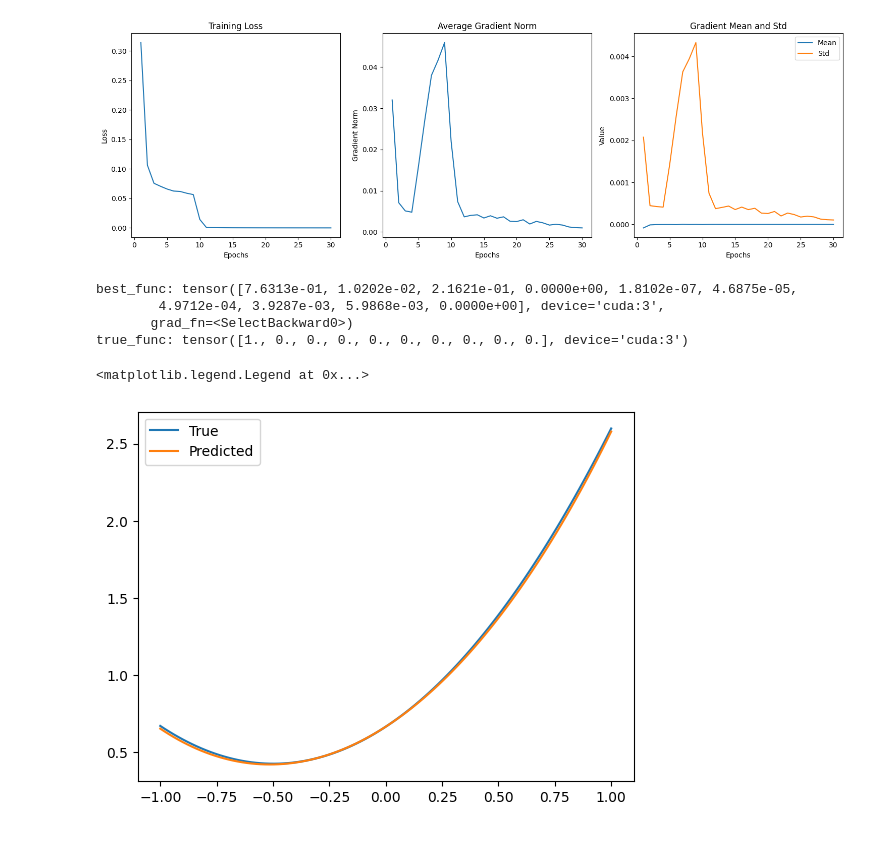
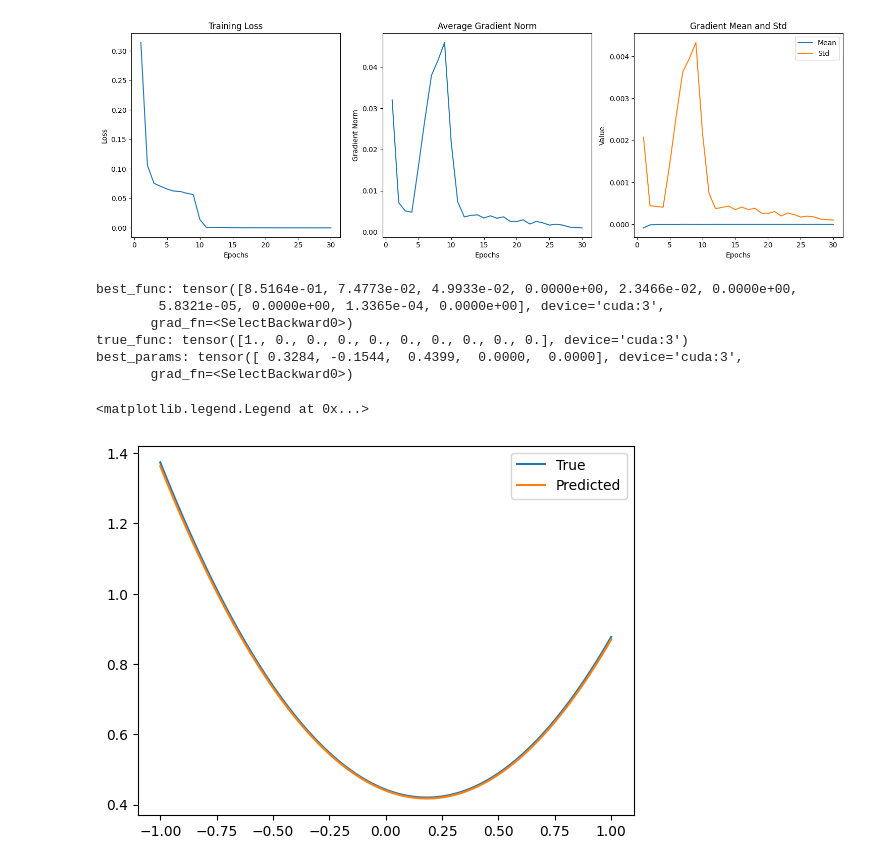
Before and after one commit to ctsai64/FunctionSelection, a Jupyter notebook: FunctionSelectorV4.ipynb, the cells around one changed output. Cells and saved outputs as stored; diff of their text form; code cells hidden in the pictures.

```diff
--- a/FunctionSelectorV4.ipynb
+++ b/FunctionSelectorV4.ipynb
@@ -322,17 +322,20 @@ Avg Grad Norm: 0.0010, Avg Grad Mean: 0.0000, Avg Grad Std: 0.0001
 [figure]
 # %%
 model.eval()
-ran = np.random.randint(80000)
+ran = np.random.randint(20000)
 best_out, best_loss, best_func, best_indexes, best_params, stacked_preds, stacked_losses, all_params = model(y_values)
 print(f"best_func: {best_func[ran]}")
 print(f"true_func: {target_funcs[ran]}")
+print(f"best_params: {best_params[ran]}")
 plt.plot(x_values.detach().cpu().numpy(), y_values[ran].detach().cpu().numpy(), label='True')
 plt.plot(x_values.detach().cpu().numpy(), best_out[ran].detach().cpu().numpy(), label='Predicted')
 plt.legend()
 # %% [output]
-best_func: tensor([7.6313e-01, 1.0202e-02, 2.1621e-01, 0.0000e+00, 1.8102e-07, 4.6875e-05,
-        4.9712e-04, 3.9287e-03, 5.9868e-03, 0.0000e+00], device='cuda:3',
+best_func: tensor([8.5164e-01, 7.4773e-02, 4.9933e-02, 0.0000e+00, 2.3466e-02, 0.0000e+00,
+        5.8321e-05, 0.0000e+00, 1.3365e-04, 0.0000e+00], device='cuda:3',
        grad_fn=<SelectBackward0>)
 true_func: tensor([1., 0., 0., 0., 0., 0., 0., 0., 0., 0.], device='cuda:3')
+best_params: tensor([ 0.3284, -0.1544,  0.4399,  0.0000,  0.0000], device='cuda:3',
+       grad_fn=<SelectBackward0>)
 <matplotlib.legend.Legend at 0x...>
-[figure, old version]
+[figure, new version]
```
